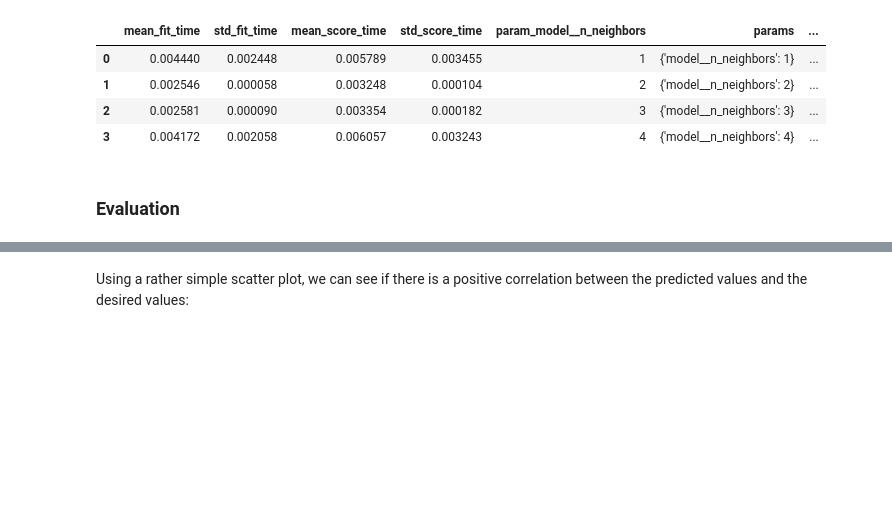
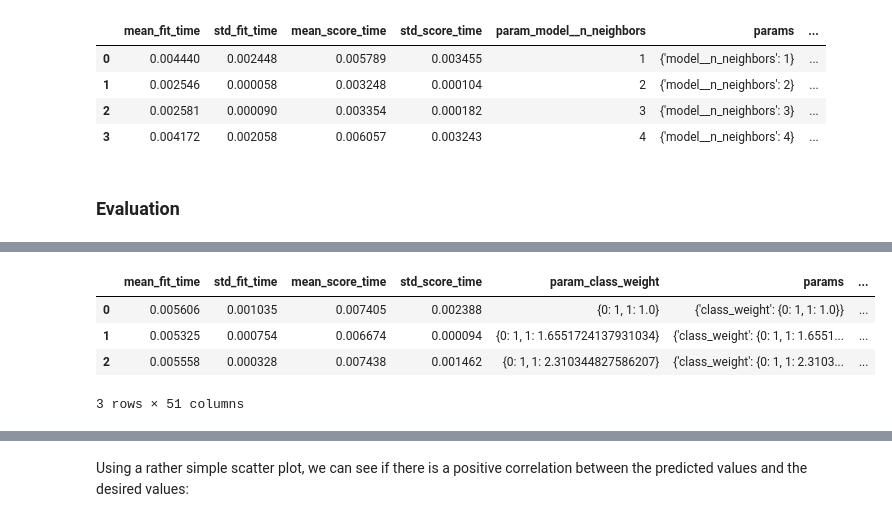
Before and after one commit to tabaraei/Data-Science-Toolkit, a Jupyter notebook: Scikit-Learn.ipynb, the cells around one changed output, grey strips where cells are left out. Drawn from its saved outputs; the diff is of its cells as text; code cells hidden in the pictures; blank space fills up the shorter version.

```diff
--- a/Scikit-Learn.ipynb
+++ b/Scikit-Learn.ipynb
@@ -314,0 +354,30 @@ pd.DataFrame(model.cv_results_)
+# %%
+from sklearn.model_selection import GridSearchCV
+from sklearn.metrics import make_scorer
+import pandas as pd
+import numpy as np
+
+grid = GridSearchCV(
+    estimator=LogisticRegression(max_iter=5000),
+    param_grid={'class_weight': [{0:1, 1:w} for w in np.linspace(1, 20, 30)]},
+    scoring={
+        'recall': make_scorer(recall_score),
+        'precision': make_scorer(precision_score),
+        'min_both': make_scorer(min_recall_precision)
+    },
+    refit='min_both', # scorer used to find the best params refitting the model
+    return_train_score=True,
+    cv=5,
+    n_jobs=-1
+)
+grid.fit(X, y)
+# y_pred = grid.best_estimator_.predict(X)
+
+metrics_df = pd.DataFrame(grid.cv_results_)
+metrics_df.head(3)
+# %% [output]
+|  | mean_fit_time | std_fit_time | mean_score_time | std_score_time | param_class_weight | params | ... |
+| 0 | 0.005606 | 0.001035 | 0.007405 | 0.002388 | {0: 1, 1: 1.0} | {'class_weight': {0: 1, 1: 1.0}} | ... |
+| 1 | 0.005325 | 0.000754 | 0.006674 | 0.000094 | {0: 1, 1: 1.6551724137931034} | {'class_weight': {0: 1, 1: 1.6551... | ... |
+| 2 | 0.005558 | 0.000328 | 0.007438 | 0.001462 | {0: 1, 1: 2.310344827586207} | {'class_weight': {0: 1, 1: 2.3103... | ... |
+3 rows × 51 columns
```
Also changed, not shown: parts of 11 cells of this notebook.
